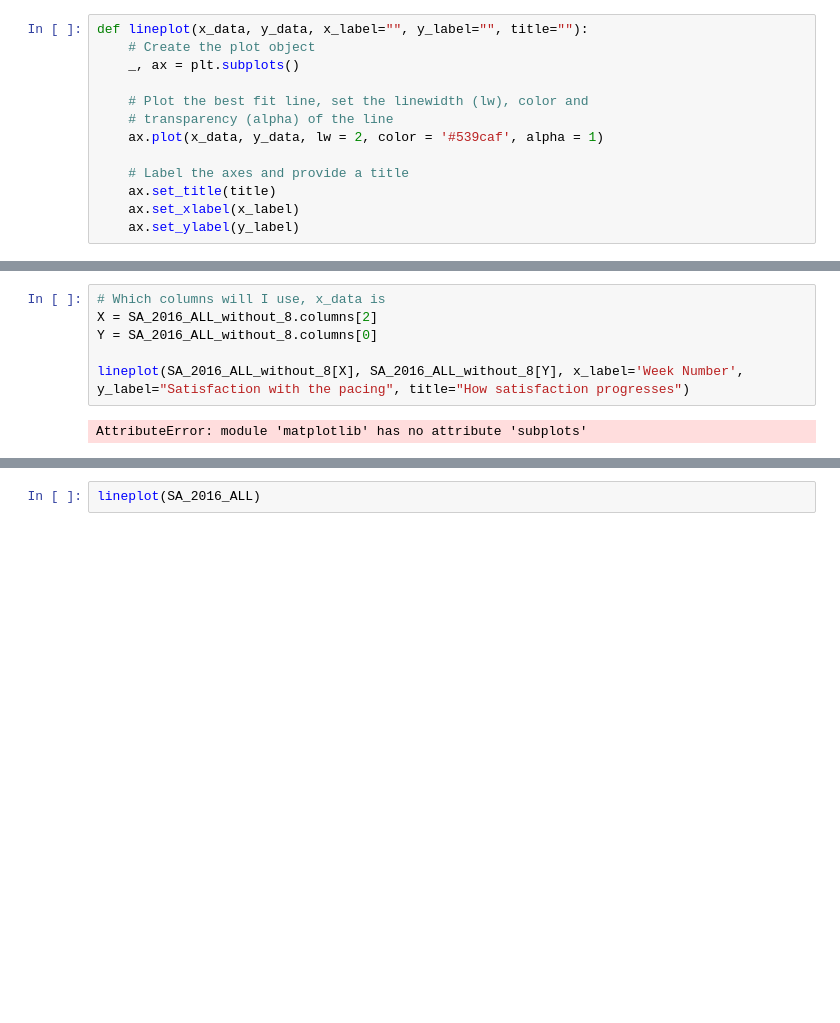
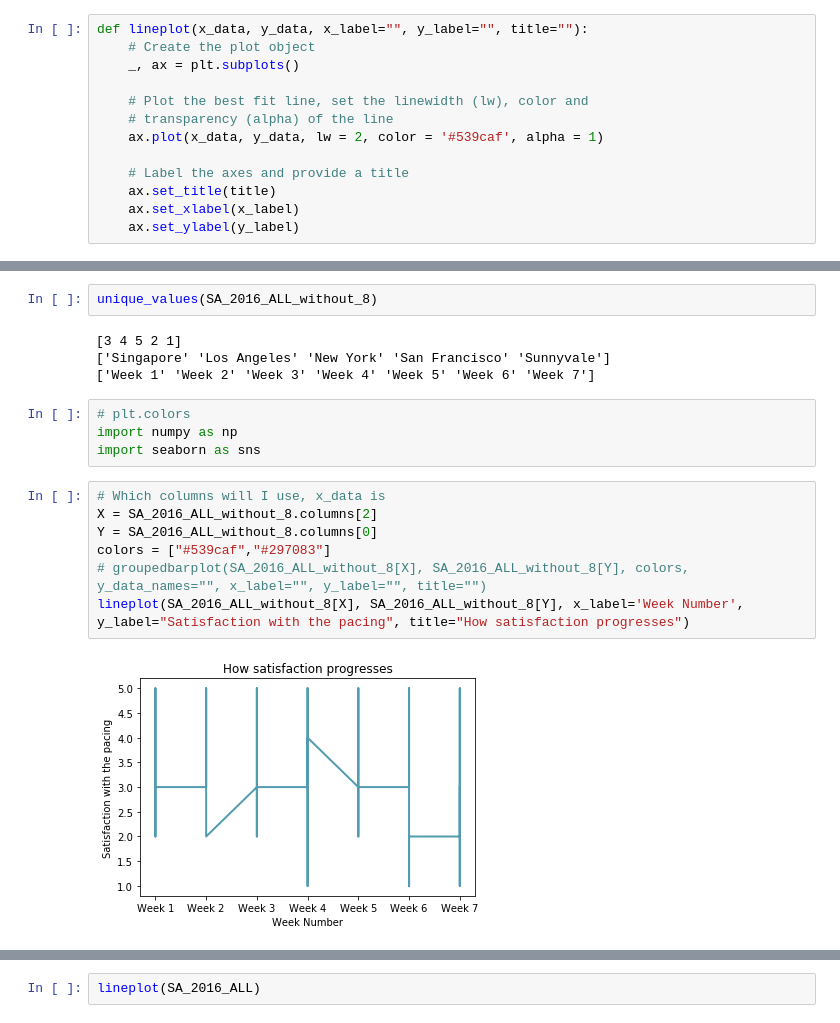
Before and after one commit to efitr/DS-1.1-Data-Analysis, a Jupyter notebook: Notebooks/Projects/NPS_2016_nps_results_and_graphs.ipynb, the cells around one changed output, grey strips where cells are left out. Saved outputs shown, nothing was run; the diff lists cells and outputs as text; blank space fills up the shorter version.

```diff
--- a/Notebooks/Projects/NPS_2016_nps_results_and_graphs.ipynb
+++ b/Notebooks/Projects/NPS_2016_nps_results_and_graphs.ipynb
@@ -238,8 +300,19 @@ def lineplot(x_data, y_data, x_label="", y_label="", title=""):
+# %%
+unique_values(SA_2016_ALL_without_8)
+# %% [output]
+[3 4 5 2 1]
+['Singapore' 'Los Angeles' 'New York' 'San Francisco' 'Sunnyvale']
+['Week 1' 'Week 2' 'Week 3' 'Week 4' 'Week 5' 'Week 6' 'Week 7']
+# %%
+# plt.colors
+import numpy as np
+import seaborn as sns
 # %%
 # Which columns will I use, x_data is
 X = SA_2016_ALL_without_8.columns[2]
 Y = SA_2016_ALL_without_8.columns[0]
-
+colors = ["#539caf","#297083"]
+# groupedbarplot(SA_2016_ALL_without_8[X], SA_2016_ALL_without_8[Y], colors, y_data_names="", x_label="", y_label="", title="")
 lineplot(SA_2016_ALL_without_8[X], SA_2016_ALL_without_8[Y], x_label='Week Number', y_label="Satisfaction with the pacing", title="How satisfaction progresses")
 # %% [output]
-AttributeError: module 'matplotlib' has no attribute 'subplots'
+[figure, added]
```
Also changed, not shown: parts of 16 cells of this notebook.
